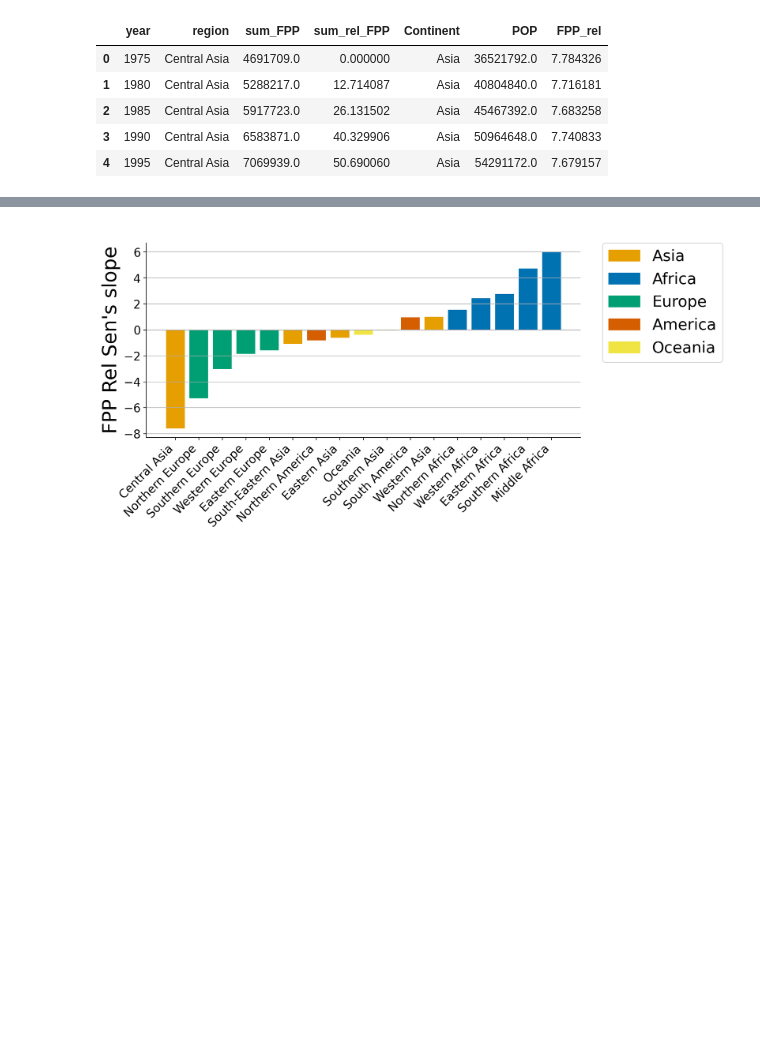
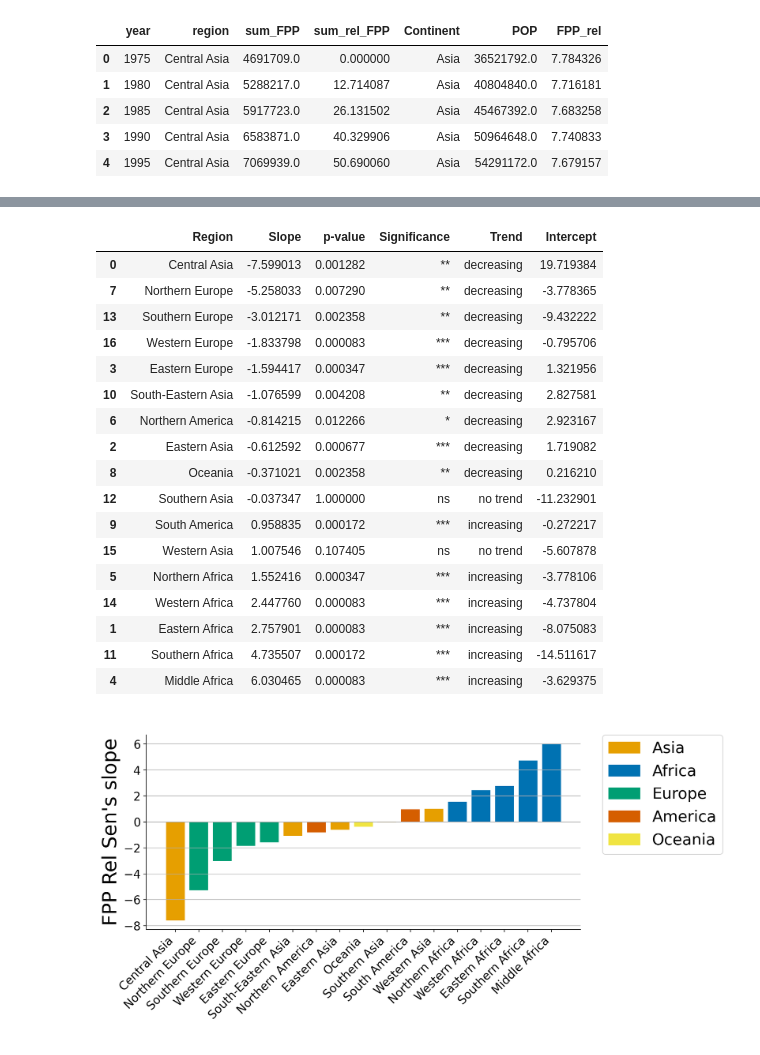
Before and after one commit to emanuelemassaro/Forest_Human_Nexus, a Jupyter notebook: Notebooks/FPP_Regions_Temporal.ipynb, the cells around one changed output, grey strips where cells are left out. Saved outputs shown, nothing was run; the diff lists cells and outputs as text; code cells hidden in the pictures; blank space fills up the shorter version.

```diff
--- a/Notebooks/FPP_Regions_Temporal.ipynb
+++ b/Notebooks/FPP_Regions_Temporal.ipynb
@@ -485,3 +487,24 @@ results_df = pd.DataFrame(results_list)
 # %%
 results_df = results_df.sort_values('Slope')
 colors = results_df['Region'].map(REGION_TO_CONTINENT).map(CONTINENT_COLORS)
+# %%
+results_df
+# %% [output]
+|  | Region | Slope | p-value | Significance | Trend | Intercept |
+| 0 | Central Asia | -7.599013 | 0.001282 | ** | decreasing | 19.719384 |
+| 7 | Northern Europe | -5.258033 | 0.007290 | ** | decreasing | -3.778365 |
+| 13 | Southern Europe | -3.012171 | 0.002358 | ** | decreasing | -9.432222 |
+| 16 | Western Europe | -1.833798 | 0.000083 | *** | decreasing | -0.795706 |
+| 3 | Eastern Europe | -1.594417 | 0.000347 | *** | decreasing | 1.321956 |
+| 10 | South-Eastern Asia | -1.076599 | 0.004208 | ** | decreasing | 2.827581 |
+| 6 | Northern America | -0.814215 | 0.012266 | * | decreasing | 2.923167 |
+| 2 | Eastern Asia | -0.612592 | 0.000677 | *** | decreasing | 1.719082 |
+| 8 | Oceania | -0.371021 | 0.002358 | ** | decreasing | 0.216210 |
+| 12 | Southern Asia | -0.037347 | 1.000000 | ns | no trend | -11.232901 |
+| 9 | South America | 0.958835 | 0.000172 | *** | increasing | -0.272217 |
+| 15 | Western Asia | 1.007546 | 0.107405 | ns | no trend | -5.607878 |
+| 5 | Northern Africa | 1.552416 | 0.000347 | *** | increasing | -3.778106 |
+| 14 | Western Africa | 2.447760 | 0.000083 | *** | increasing | -4.737804 |
+| 1 | Eastern Africa | 2.757901 | 0.000083 | *** | increasing | -8.075083 |
+| 11 | Southern Africa | 4.735507 | 0.000172 | *** | increasing | -14.511617 |
+| 4 | Middle Africa | 6.030465 | 0.000083 | *** | increasing | -3.629375 |
```
Also changed, not shown: parts of 13 cells of this notebook, 4 other files.
